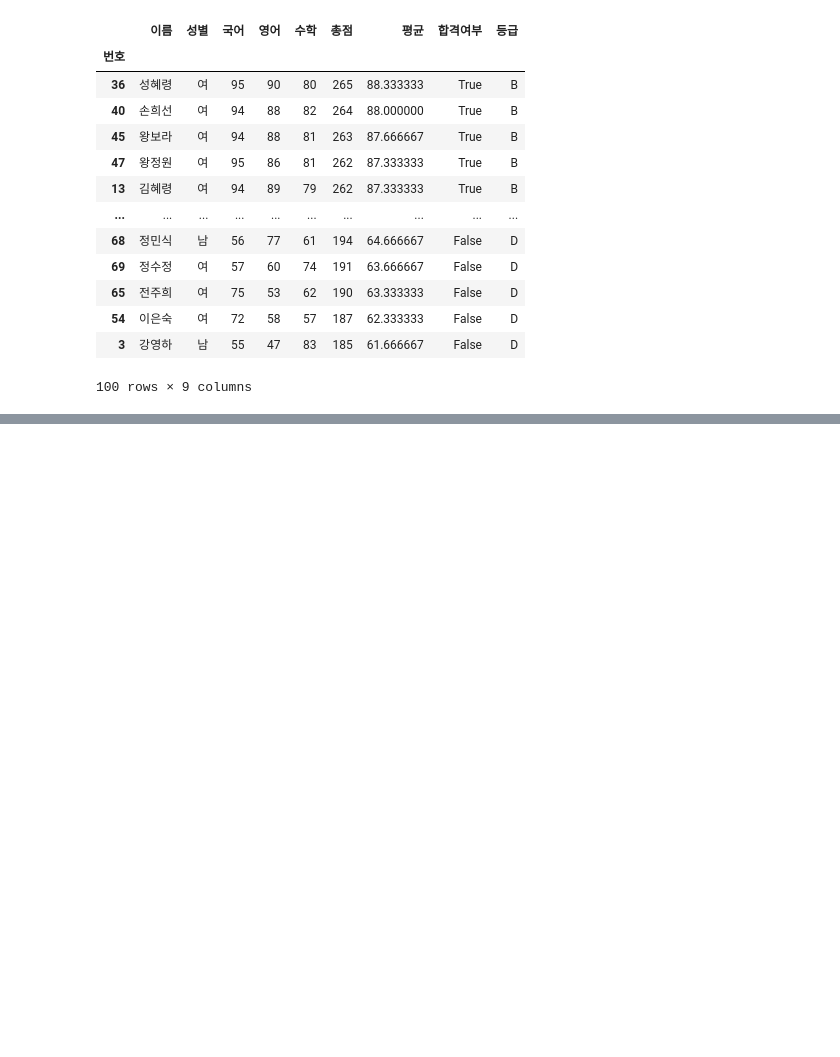
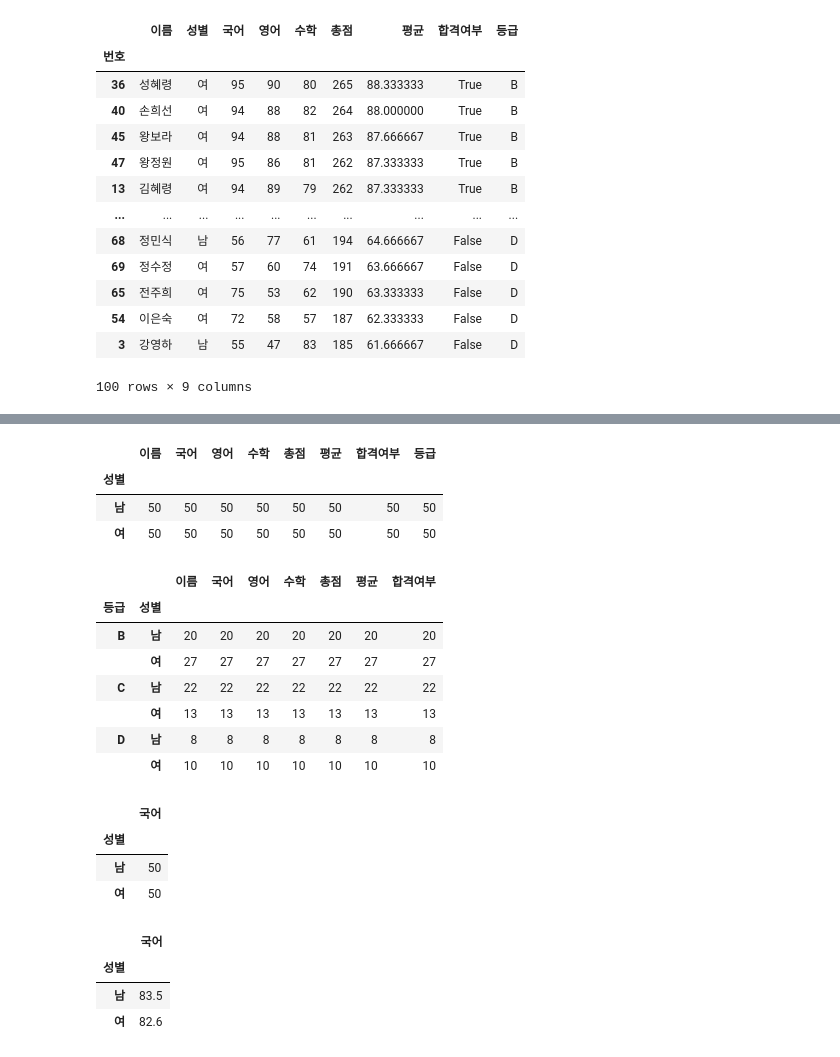
Before and after one commit to muroo123/pandas, a Jupyter notebook: pandas_section3_데이타_요약과_통계_함수와_정렬.ipynb, the cells around one changed output, grey strips where cells are left out. Cells and saved outputs as stored; diff of their text form; code cells hidden in the pictures; blank space fills up the shorter version.

```diff
--- a/pandas_section3_데이타_요약과_통계_함수와_정렬.ipynb
+++ b/pandas_section3_데이타_요약과_통계_함수와_정렬.ipynb
@@ -347,8 +366,8 @@ df.iloc[1, 6]
 # %% [output]
 77.66666666666667
 # %%
-# 2. 등급을 결정하는 check_grande 함수 생성
-def check_grande(s):
+# 2. 등급을 결정하는 check_grade 함수 생성
+def check_grade(s):
   if s>90.:
     return 'A'
   elif (s>=80.) and (s<90.):
@@ -362,7 +381,7 @@ def check_grande(s):
 # %%
 # 3. 반복문을 사용하여 grade 칼럼 updata
 for i in range(len(df)):
-    df.iloc[i, -1] = check_grande(df.iloc[i, 6])
+    df.iloc[i, -1] = check_grade(df.iloc[i, 6])
 # %%
 df
 # %% [output]
@@ -509,0 +586,35 @@ df.sort_values(by='총점',ascending=False)
+# %%
+# 성별 별 갯수 구하기
+df.groupby('성별').count()
+# %% [output]
+|  | 이름 | 국어 | 영어 | 수학 | 총점 | 평균 | 합격여부 | 등급 |
+| 성별 |  |  |  |  |  |  |  |  |
+| 남 | 50 | 50 | 50 | 50 | 50 | 50 | 50 | 50 |
+| 여 | 50 | 50 | 50 | 50 | 50 | 50 | 50 | 50 |
+# %%
+df.groupby(['등급','성별']).count()
+# %% [output]
+|  |  | 이름 | 국어 | 영어 | 수학 | 총점 | 평균 | 합격여부 |
+| 등급 | 성별 |  |  |  |  |  |  |  |
+| B | 남 | 20 | 20 | 20 | 20 | 20 | 20 | 20 |
+|  | 여 | 27 | 27 | 27 | 27 | 27 | 27 | 27 |
+| C | 남 | 22 | 22 | 22 | 22 | 22 | 22 | 22 |
+|  | 여 | 13 | 13 | 13 | 13 | 13 | 13 | 13 |
+| D | 남 | 8 | 8 | 8 | 8 | 8 | 8 | 8 |
+|  | 여 | 10 | 10 | 10 | 10 | 10 | 10 | 10 |
+# %%
+# 성별 별 갯수 구하기
+df.groupby('성별')[['국어']].count()
+# %% [output]
+|  | 국어 |
+| 성별 |  |
+| 남 | 50 |
+| 여 | 50 |
+# %%
+# 성별 별 국어에 대한 평균 구하기
+df.groupby('성별')[['국어']].mean()
+# %% [output]
+|  | 국어 |
+| 성별 |  |
+| 남 | 83.5 |
+| 여 | 82.6 |
```
Also changed, not shown: parts of 16 cells of this notebook.
